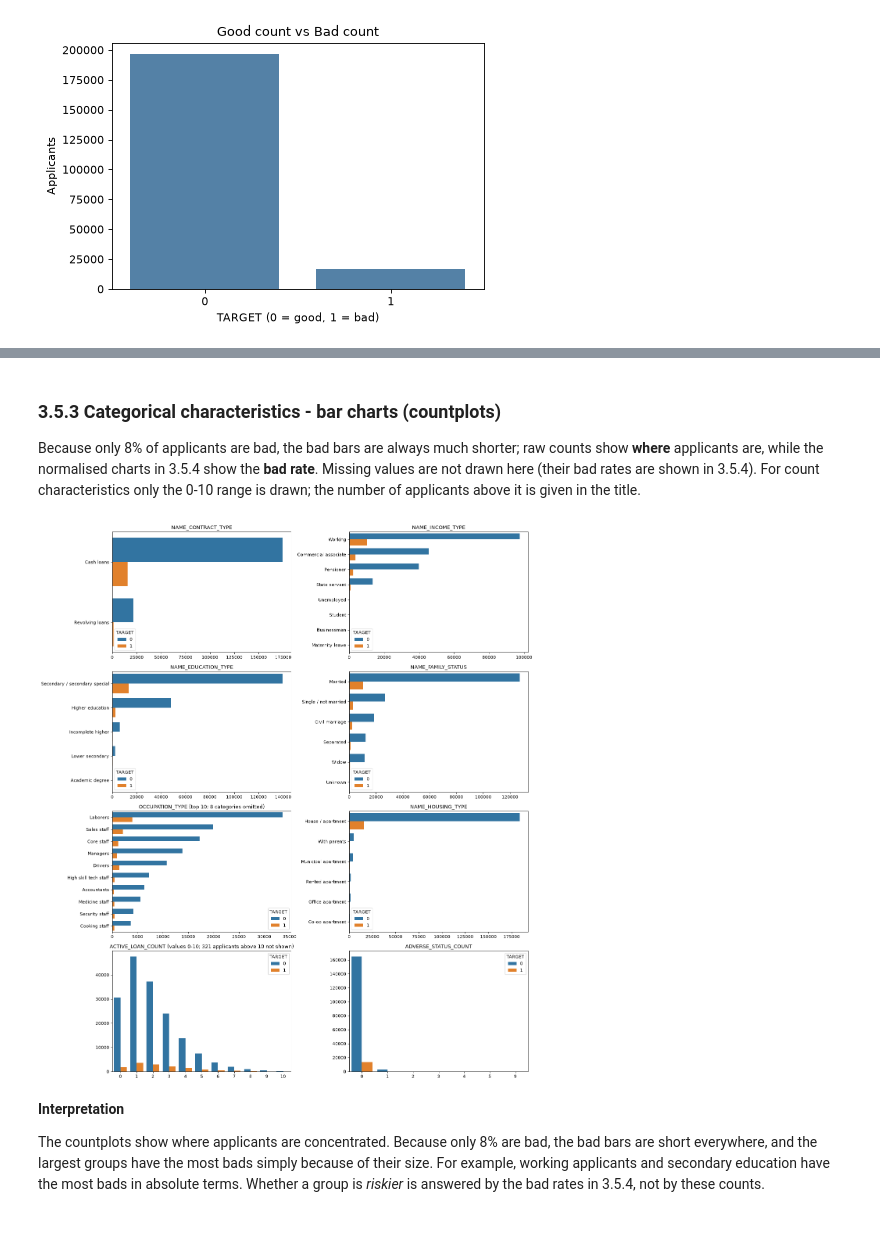
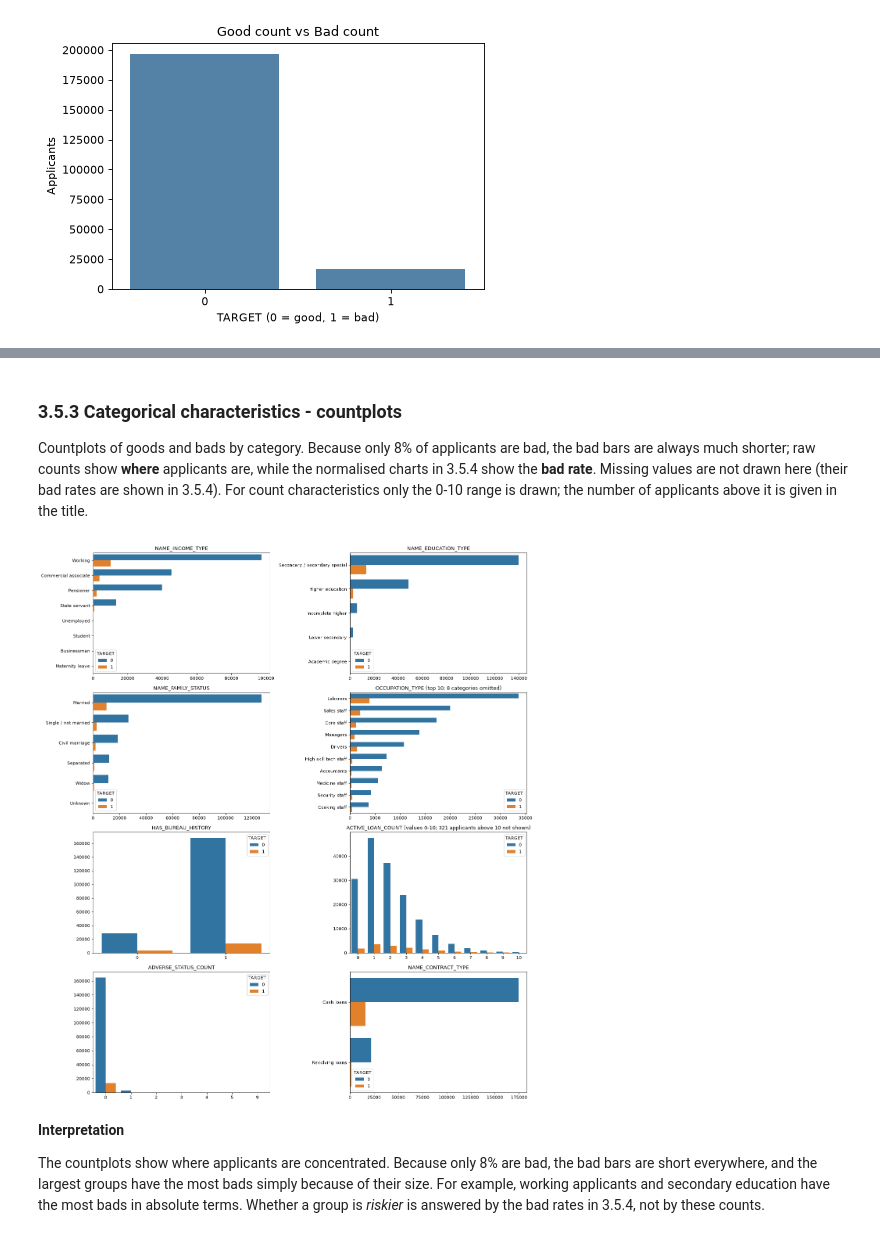
Before and after one commit to LeeLinWang/faproject, a Jupyter notebook: 03_EDA.ipynb, the cells around one changed output, grey strips where cells are left out. Saved outputs shown, nothing was run; the diff lists cells and outputs as text; code cells hidden in the pictures.

```diff
--- a/03_EDA.ipynb
+++ b/03_EDA.ipynb
@@ -1104,7 +1130,8 @@ Characteristics profiled: 76
 Text categories are shown in descending order of frequency; for characteristics with many categories only the 10 most frequent are shown and the number omitted is reported in the title.
 # %%
 count_vars = ['NAME_CONTRACT_TYPE', 'NAME_INCOME_TYPE', 'NAME_EDUCATION_TYPE', 'NAME_FAMILY_STATUS',
-              'OCCUPATION_TYPE', 'NAME_HOUSING_TYPE', 'FLAG_OWN_CAR', 'HAS_BUREAU_HISTORY']
+              'OCCUPATION_TYPE', 'NAME_HOUSING_TYPE', 'FLAG_OWN_CAR', 'HAS_BUREAU_HISTORY',
+              'ORGANIZATION_TYPE', 'REGION_RATING_CLIENT']
 max_shown = 10
 
 row_count = int(np.ceil(len(count_vars) / 2))
@@ -1246,6 +1274,7 @@ A characteristic is plotted only if it has at least 20 distinct values and no si
 # %%
-kde_candidates = ['AMT_INCOME_TOTAL', 'AMT_CREDIT', 'LOAN_TO_INCOME',
-                  'AGE_YEARS', 'EMPLOYMENT_YEARS', 'TOTAL_ACTIVE_DEBT']
+kde_candidates = ['AMT_INCOME_TOTAL', 'AMT_CREDIT', 'ANNUITY_TO_INCOME', 'LOAN_TO_INCOME', 'CREDIT_TO_GOODS_RATIO',
+                  'AGE_YEARS', 'EMPLOYMENT_YEARS', 'EXT_SOURCE_1', 'TOTAL_ACTIVE_DEBT', 'BUREAU_DEBT_TO_INCOME',
+                  'MAX_DAYS_OVERDUE', 'OLDEST_CREDIT_AGE', 'DAYS_LAST_PHONE_CHANGE']
 
 kde_vars, kde_skipped = [], []
 for var in kde_candidates:
@@ -1259,4 +1288,5 @@ for var in kde_candidates:
         kde_vars.append(var)
 
 print('Plotted:', kde_vars)
+pd.DataFrame(kde_skipped, columns=['Characteristic', 'Reason KDE was skipped'])
 # %% [output]
@@ -1311,38 +1353,39 @@ with pd.option_context('display.float_format', '{:,.3f}'.format):
 - A KDE shows where values are concentrated within each group; it does not give the probability of default at a value.
 # %% [markdown]
-### 3.5.3 Categorical characteristics - bar charts (countplots)
-Because only 8% of applicants are bad, the bad bars are always much shorter; raw counts show **where** applicants are, while the normalised charts in 3.5.4 show the **bad rate**. Missing values are not drawn here (their bad rates are shown in 3.5.4). For count characteristics only the 0-10 range is drawn; the number of applicants above it is given in the title.
+### 3.5.3 Categorical characteristics - countplots
+
+Countplots of goods and bads by category. Because only 8% of applicants are bad, the bad bars are always much shorter; raw counts show **where** applicants are, while the normalised charts in 3.5.4 show the **bad rate**. Missing values are not drawn here (their bad rates are shown in 3.5.4). For count characteristics only the 0-10 range is drawn; the number of applicants above it is given in the title.
 # %%
-countplot_vars = ['NAME_CONTRACT_TYPE', 'NAME_INCOME_TYPE', 'NAME_EDUCATION_TYPE', 'NAME_FAMILY_STATUS',
-                  'OCCUPATION_TYPE', 'NAME_HOUSING_TYPE', 'ACTIVE_LOAN_COUNT', 'ADVERSE_STATUS_COUNT']
+countplot_vars = ['NAME_INCOME_TYPE', 'NAME_EDUCATION_TYPE', 'NAME_FAMILY_STATUS', 'OCCUPATION_TYPE',
+                  'HAS_BUREAU_HISTORY', 'ACTIVE_LOAN_COUNT', 'ADVERSE_STATUS_COUNT', 'NAME_CONTRACT_TYPE']
 
 row_count = int(np.ceil(len(countplot_vars) / 2))
 fig, axes = plt.subplots(ncols=2, nrows=row_count, figsize=(16, 4.5 * row_count))
 
 for axis, var in zip(fig.axes, countplot_vars):
     if pd.api.types.is_numeric_dtype(df[var]) and df[var].nunique() > 11:
         keep = df[var] <= 10
         order = sorted(df.loc[keep, var].dropna().unique())
         title = f'{var} (values 0-10; {(df[var] > 10).sum():,} applicants above 10 not shown)'
     else:
         counts = df[var].value_counts()
         order = counts.index[:10] if not pd.api.types.is_numeric_dtype(df[var]) else sorted(counts.index)
         keep = df[var].isin(order)
         title = var if len(counts) <= 10 else f'{var} (top 10; {len(counts) - 10} categories omitted)'
     shown = df.loc[keep, [var, 'TARGET']]  # temporary selection for plotting
     if pd.api.types.is_numeric_dtype(df[var]):
         sns.countplot(ax=axis, x=shown[var].astype(int).astype(str), hue=shown['TARGET'],
                       order=[str(int(o)) for o in order])
     else:
         sns.countplot(ax=axis, y=shown[var], hue=shown['TARGET'], order=order)
     axis.set_title(title)
     axis.set_xlabel('')
     axis.set_ylabel('')
 
 plt.tight_layout()
 plt.show()
 # %% [output]
-[figure, old version]
+[figure, new version]
 # %% [markdown]
 **Interpretation**
 
```
Also changed, not shown: parts of 82 cells of this notebook.
